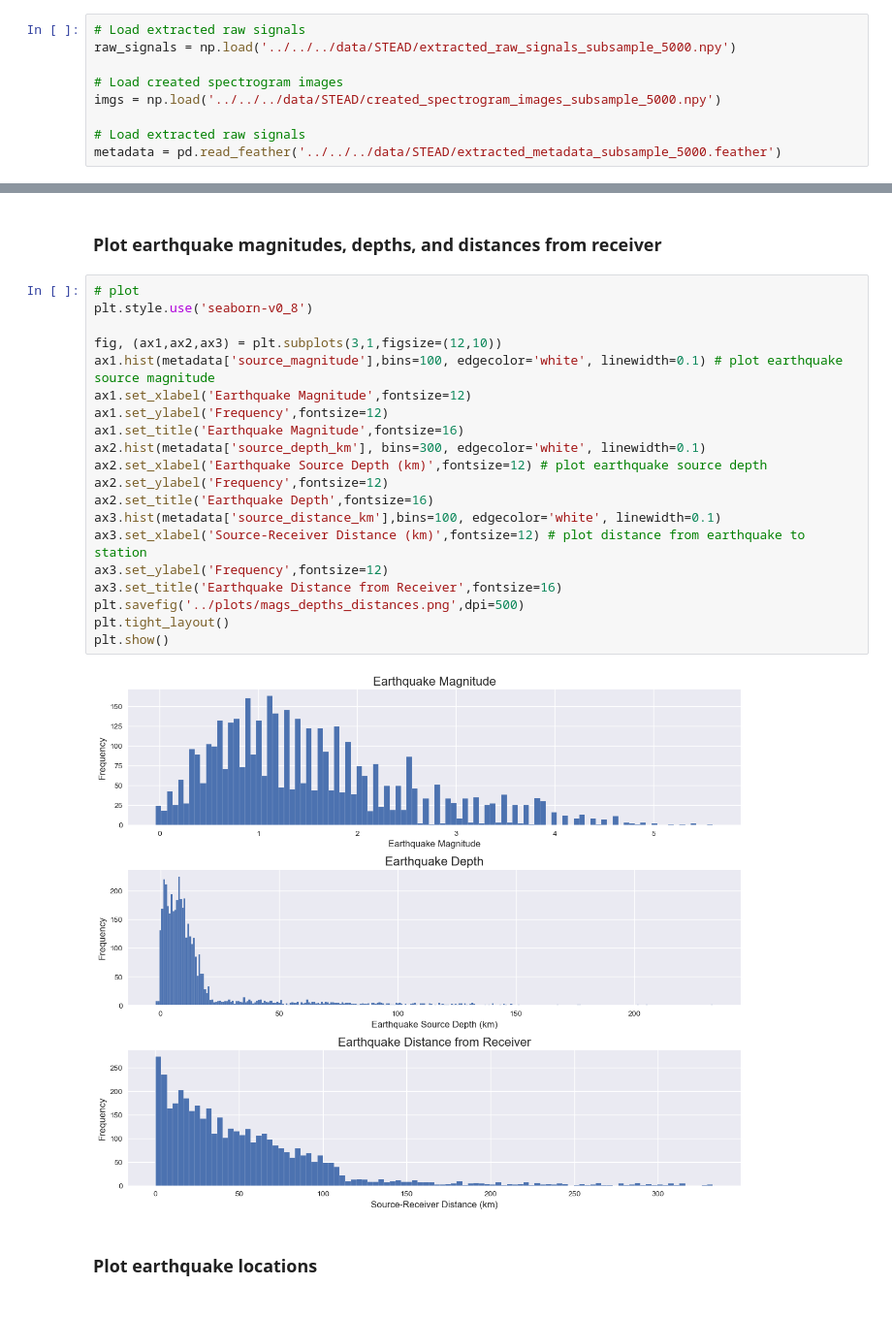
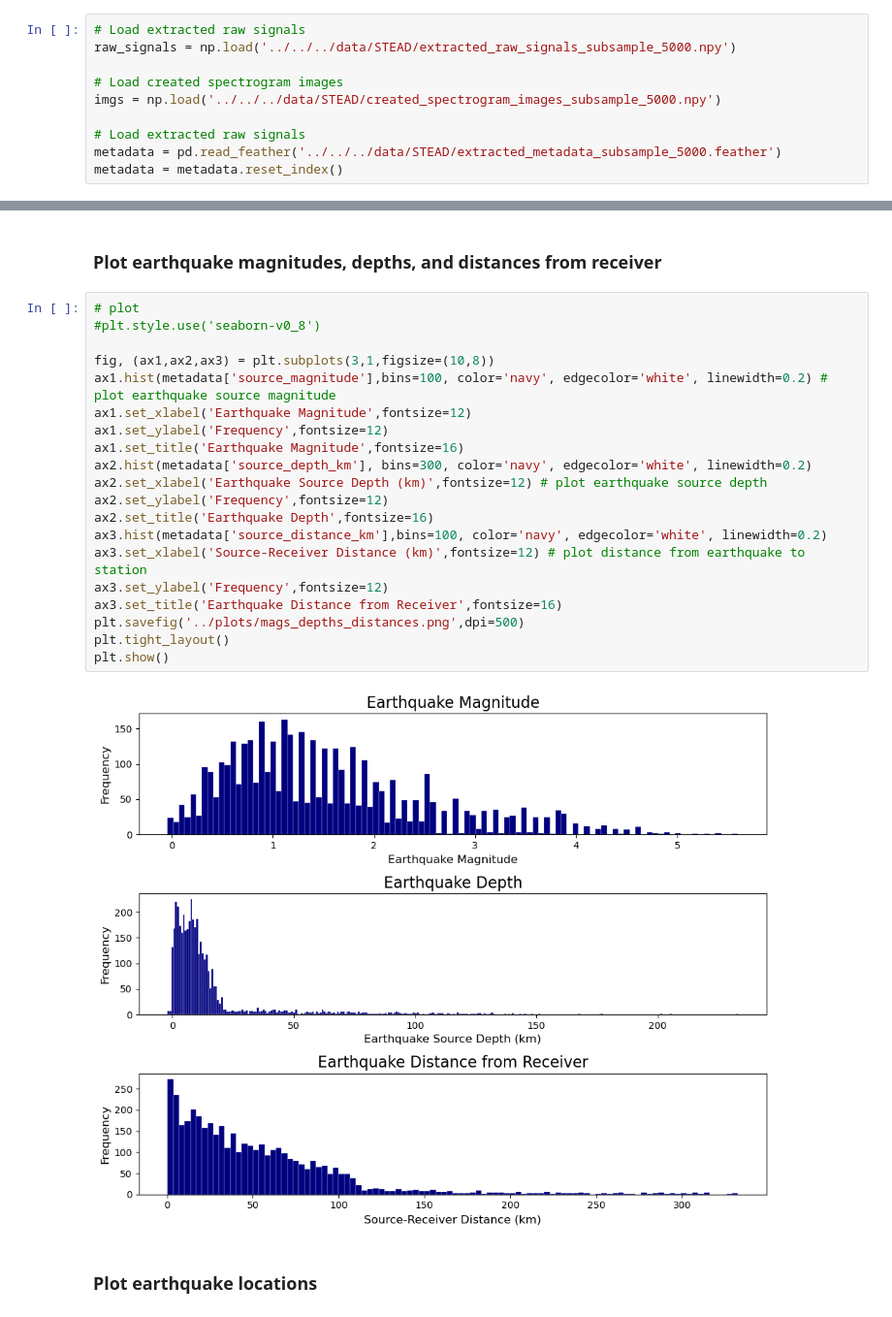
Before and after one commit to kaelynn-rose/Earthquake_Detection, a Jupyter notebook: notebooks/exploratory_data_analysis.ipynb, the cells around one changed output, grey strips where cells are left out. Shown at 97% size. Cells and saved outputs as stored; diff of their text form.

Commit message:
Updated data analysis notebook and added additional plots

```diff
--- a/notebooks/exploratory_data_analysis.ipynb
+++ b/notebooks/exploratory_data_analysis.ipynb
@@ -25,6 +25,7 @@ imgs = np.load('../../../data/STEAD/created_spectrogram_images_subsample_5000.np
 
 # Load extracted raw signals
 metadata = pd.read_feather('../../../data/STEAD/extracted_metadata_subsample_5000.feather')
+metadata = metadata.reset_index()
 # %%
 metadata
 # %% [output]
@@ -76,26 +76,26 @@ The s-wave for this waveform was picked by: manual
 ### Plot earthquake magnitudes, depths, and distances from receiver
 # %%
 # plot
-plt.style.use('seaborn-v0_8')
+#plt.style.use('seaborn-v0_8')
 
-fig, (ax1,ax2,ax3) = plt.subplots(3,1,figsize=(12,10))
-ax1.hist(metadata['source_magnitude'],bins=100, edgecolor='white', linewidth=0.1) # plot earthquake source magnitude
+fig, (ax1,ax2,ax3) = plt.subplots(3,1,figsize=(10,8))
+ax1.hist(metadata['source_magnitude'],bins=100, color='navy', edgecolor='white', linewidth=0.2) # plot earthquake source magnitude
 ax1.set_xlabel('Earthquake Magnitude',fontsize=12)
 ax1.set_ylabel('Frequency',fontsize=12)
 ax1.set_title('Earthquake Magnitude',fontsize=16)
-ax2.hist(metadata['source_depth_km'], bins=300, edgecolor='white', linewidth=0.1)
+ax2.hist(metadata['source_depth_km'], bins=300, color='navy', edgecolor='white', linewidth=0.2)
 ax2.set_xlabel('Earthquake Source Depth (km)',fontsize=12) # plot earthquake source depth
 ax2.set_ylabel('Frequency',fontsize=12)
 ax2.set_title('Earthquake Depth',fontsize=16)
-ax3.hist(metadata['source_distance_km'],bins=100, edgecolor='white', linewidth=0.1)
+ax3.hist(metadata['source_distance_km'],bins=100, color='navy', edgecolor='white', linewidth=0.2)
 ax3.set_xlabel('Source-Receiver Distance (km)',fontsize=12) # plot distance from earthquake to station
 ax3.set_ylabel('Frequency',fontsize=12)
 ax3.set_title('Earthquake Distance from Receiver',fontsize=16)
 plt.savefig('../plots/mags_depths_distances.png',dpi=500)
 plt.tight_layout()
 plt.show()
 # %% [output]
-[figure, old version]
+[figure, new version]
 # %% [markdown]
 ### Plot earthquake locations
 # %%
```
Also changed, not shown: parts of 10 cells of this notebook, 7 other files.
